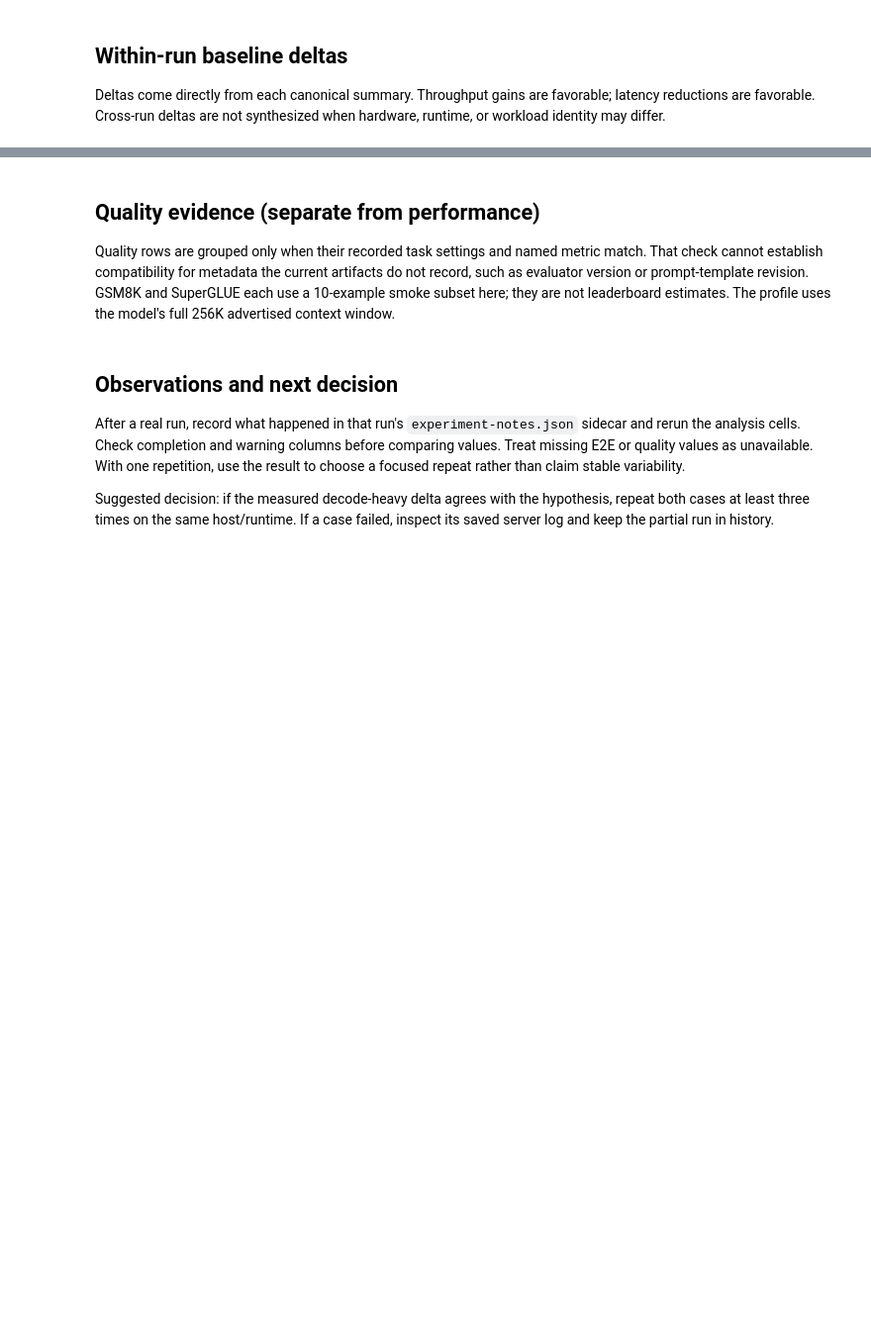
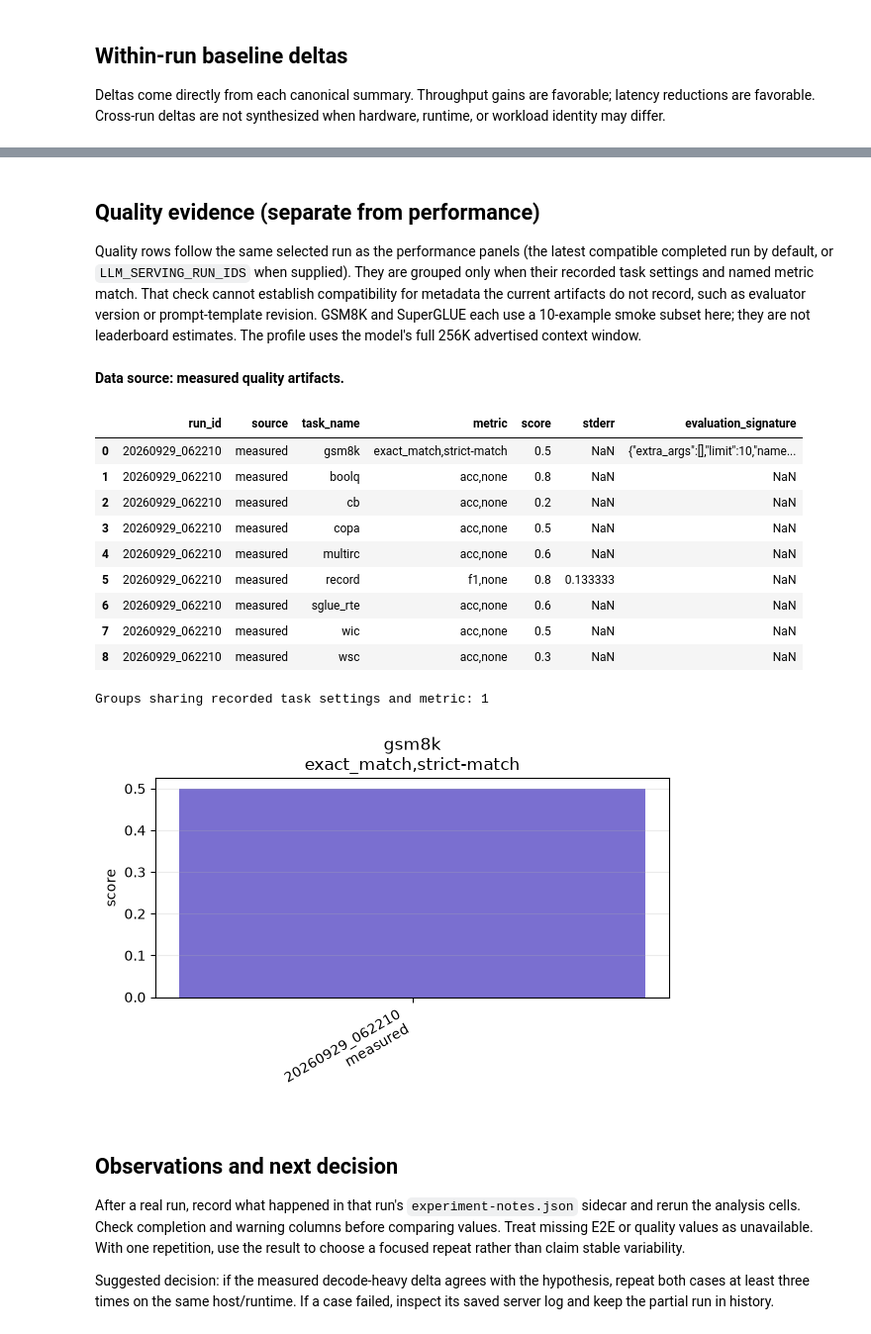
Before and after one commit to hxy9243/toyai, a Jupyter notebook: llm-serving/notebooks/qwen35-0.8b-smoke.ipynb, the cells around one changed output, grey strips where cells are left out. Shown at 99% size. Cells and saved outputs as stored; diff of their text form; code cells hidden in the pictures; blank space fills up the shorter version.

Commit message:
Record Qwen smoke run analysis in notebook

```diff
--- a/llm-serving/notebooks/qwen35-0.8b-smoke.ipynb
+++ b/llm-serving/notebooks/qwen35-0.8b-smoke.ipynb
@@ -158,20 +217,34 @@ plot_baseline_deltas(perf);
 # %% [markdown]
 ## Quality evidence (separate from performance)
 
-Quality rows are grouped only when their recorded task settings and named metric match. That check cannot establish compatibility for metadata the current artifacts do not record, such as evaluator version or prompt-template revision. GSM8K and SuperGLUE each use a 10-example smoke subset here; they are not leaderboard estimates. The profile uses the model's full 256K advertised context window.
+Quality rows follow the same selected run as the performance panels (the latest compatible completed run by default, or `LLM_SERVING_RUN_IDS` when supplied). They are grouped only when their recorded task settings and named metric match. That check cannot establish compatibility for metadata the current artifacts do not record, such as evaluator version or prompt-template revision. GSM8K and SuperGLUE each use a 10-example smoke subset here; they are not leaderboard estimates. The profile uses the model's full 256K advertised context window.
 # %%
-measured_quality = quality_rows(measured_runs)
+measured_quality = quality_rows(analysis_runs)
 if measured_quality:
     quality = measured_quality
     display(Markdown('**Data source: measured quality artifacts.**'))
 else:
     quality = []
     display(Markdown('> **No compatible measured quality results.**'))
 quality_df = pd.DataFrame(quality)
 display(quality_df)
 groups = comparable_quality_groups(quality)
 print(f'Groups sharing recorded task settings and metric: {len(groups)}')
 plot_quality(quality);
+# %% [output]
+**Data source: measured quality artifacts.**
+|  | run_id | source | task_name | metric | score | stderr | evaluation_signature |
+| 0 | 20260929_062210 | measured | gsm8k | exact_match,strict-match | 0.5 | NaN | {"extra_args":[],"limit":10,"name... |
+| 1 | 20260929_062210 | measured | boolq | acc,none | 0.8 | NaN | NaN |
+| 2 | 20260929_062210 | measured | cb | acc,none | 0.2 | NaN | NaN |
+| 3 | 20260929_062210 | measured | copa | acc,none | 0.5 | NaN | NaN |
+| 4 | 20260929_062210 | measured | multirc | acc,none | 0.6 | NaN | NaN |
+| 5 | 20260929_062210 | measured | record | f1,none | 0.8 | 0.133333 | NaN |
+| 6 | 20260929_062210 | measured | sglue_rte | acc,none | 0.6 | NaN | NaN |
+| 7 | 20260929_062210 | measured | wic | acc,none | 0.5 | NaN | NaN |
+| 8 | 20260929_062210 | measured | wsc | acc,none | 0.3 | NaN | NaN |
+Groups sharing recorded task settings and metric: 1
+[figure, added]
 # %% [markdown]
 ## Observations and next decision
 
```
Also changed, not shown: parts of 9 cells of this notebook.
